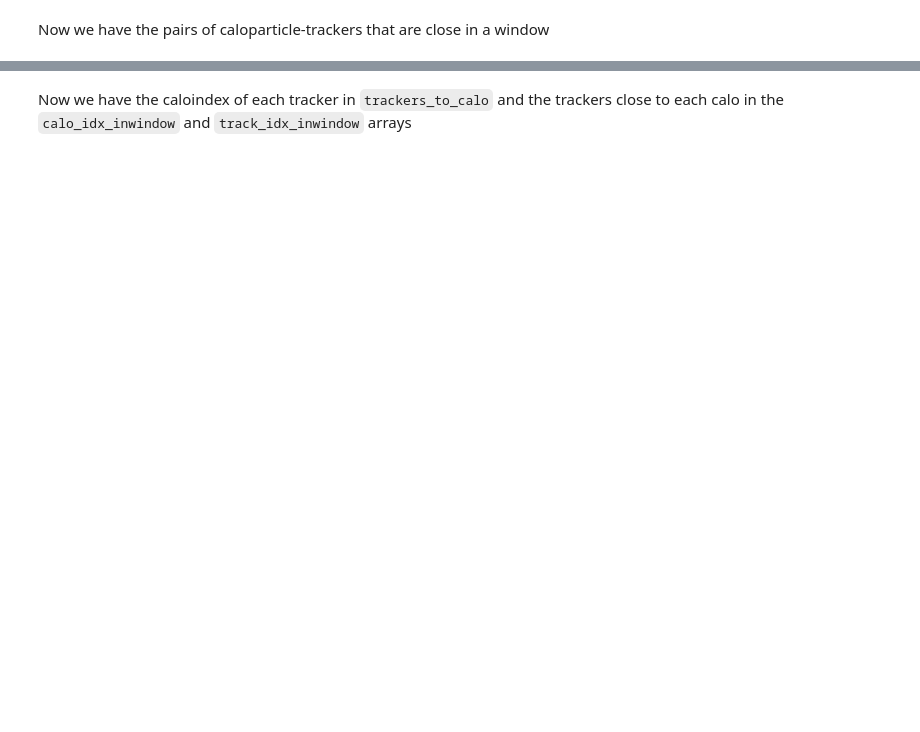
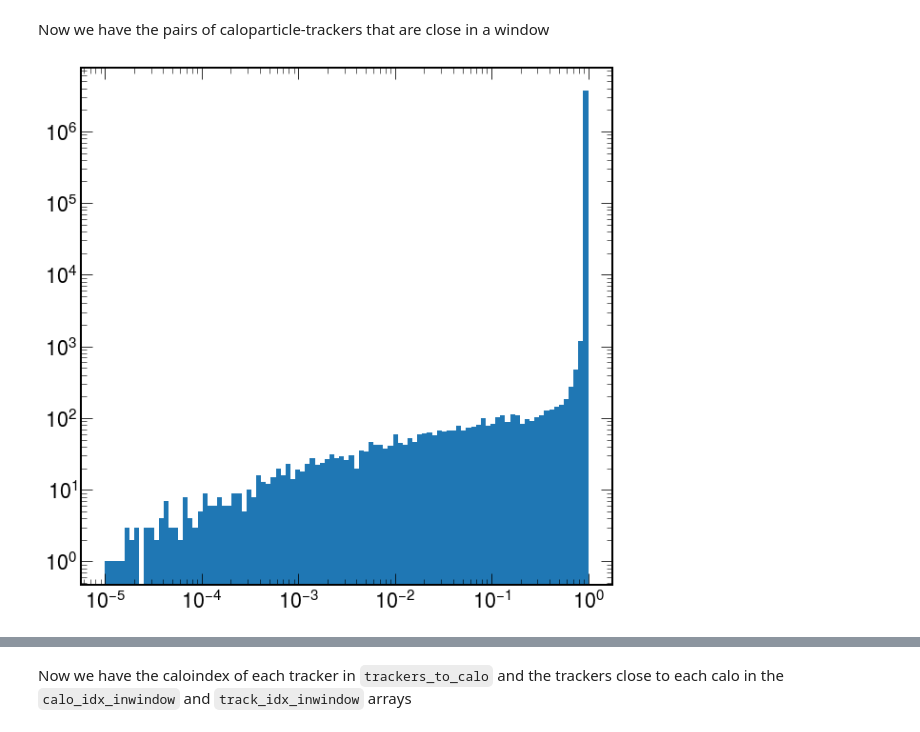
Before and after one commit to valsdav/HGCAL_Linking, a Jupyter notebook: Ntuplizer.ipynb, the cells around one changed output, grey strips where cells are left out. Drawn from its saved outputs; the diff is of its cells as text; code cells hidden in the pictures; blank space fills up the shorter version.

```diff
--- a/Ntuplizer.ipynb
+++ b/Ntuplizer.ipynb
@@ -226,6 +249,13 @@ goodpairs = pairs[out]
 Now we have the pairs of caloparticle-trackers that are close in a window
 # %%
 calo_idx_inwindow, track_idx_inwindow = ak.unzip(goodpairs)
+# %%
+plt.hist(ak.flatten(df_ass.tsCLUE3D_recoToSim_CP_score[EM_mask], axis=None),
+             bins=np.logspace(-5, 0, 100))
+plt.yscale('log')
+plt.xscale("log")
+# %% [output]
+[figure, added]
 # %%
 import numba
 @numba.njit
```
Also changed, not shown: parts of 36 cells of this notebook, 2 other files.
